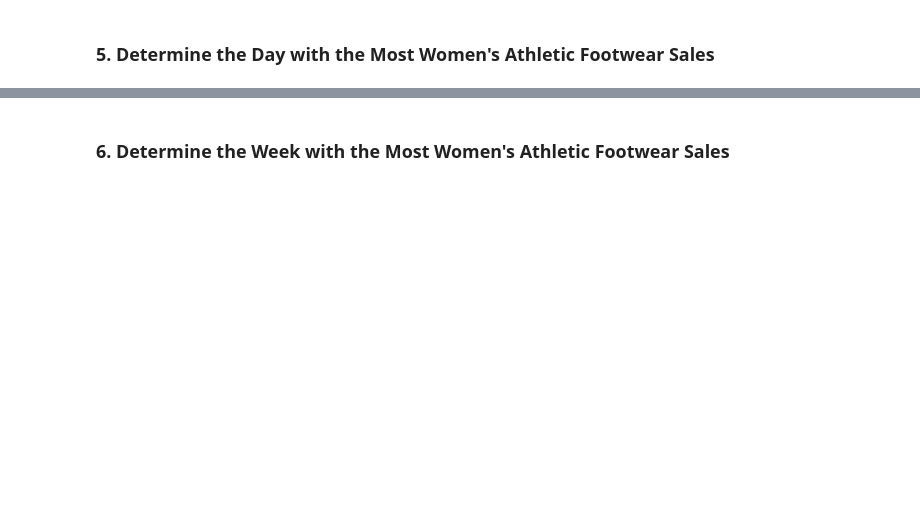
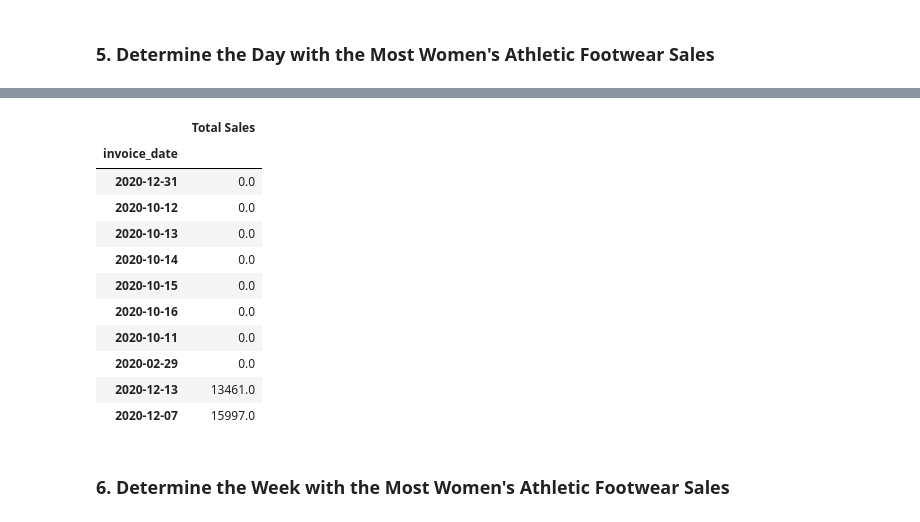
Before and after one commit to ehxewri/athletic_sales_analysis, a Jupyter notebook: athletic_sales_analysis_starter_code.ipynb, the cells around one changed output, grey strips where cells are left out. Saved outputs shown, nothing was run; the diff lists cells and outputs as text; code cells hidden in the pictures; blank space fills up the shorter version.

```diff
--- a/athletic_sales_analysis_starter_code.ipynb
+++ b/athletic_sales_analysis_starter_code.ipynb
@@ -185,9 +359,11 @@ dtype('<M8[ns]')
 ### 5. Determine the Day with the Most Women's Athletic Footwear Sales
 # %%
 # Create a pivot table with the 'invoice_date' column is the index, and the "total_sales" as the values.
-
+pt_daily_sales_df = as_years_df.pivot_table(index='invoice_date',
+                                    values='total_sales').rename(columns={'total_sales':'Total Sales'})
 
 # Optional: Rename the "total_sales" column to "Total Sales"
 
 
 # Show the table.
+pt_daily_sales_df.head(5)
@@ -194,8 +378,22 @@ dtype('<M8[ns]')
 # %%
 # Resample the pivot table into daily bins, and get the total sales for each day.
-
+bin_daily_sum = pt_daily_sales_df.resample('D').sum()
 
 # Sort the resampled pivot table in ascending order on "Total Sales".
+bin_daily_sum.sort_values(by=['Total Sales'] , ascending=True, ignore_index=(False)).head(10)
+# %% [output]
+|  | Total Sales |
+| invoice_date |  |
+| 2020-12-31 | 0.0 |
+| 2020-10-12 | 0.0 |
+| 2020-10-13 | 0.0 |
+| 2020-10-14 | 0.0 |
+| 2020-10-15 | 0.0 |
+| 2020-10-16 | 0.0 |
+| 2020-10-11 | 0.0 |
+| 2020-02-29 | 0.0 |
+| 2020-12-13 | 13461.0 |
+| 2020-12-07 | 15997.0 |
 # %% [markdown]
 ### 6.  Determine the Week with the Most Women's Athletic Footwear Sales
 # %%
```
Also changed, not shown: parts of 14 cells of this notebook, 2 other files.
